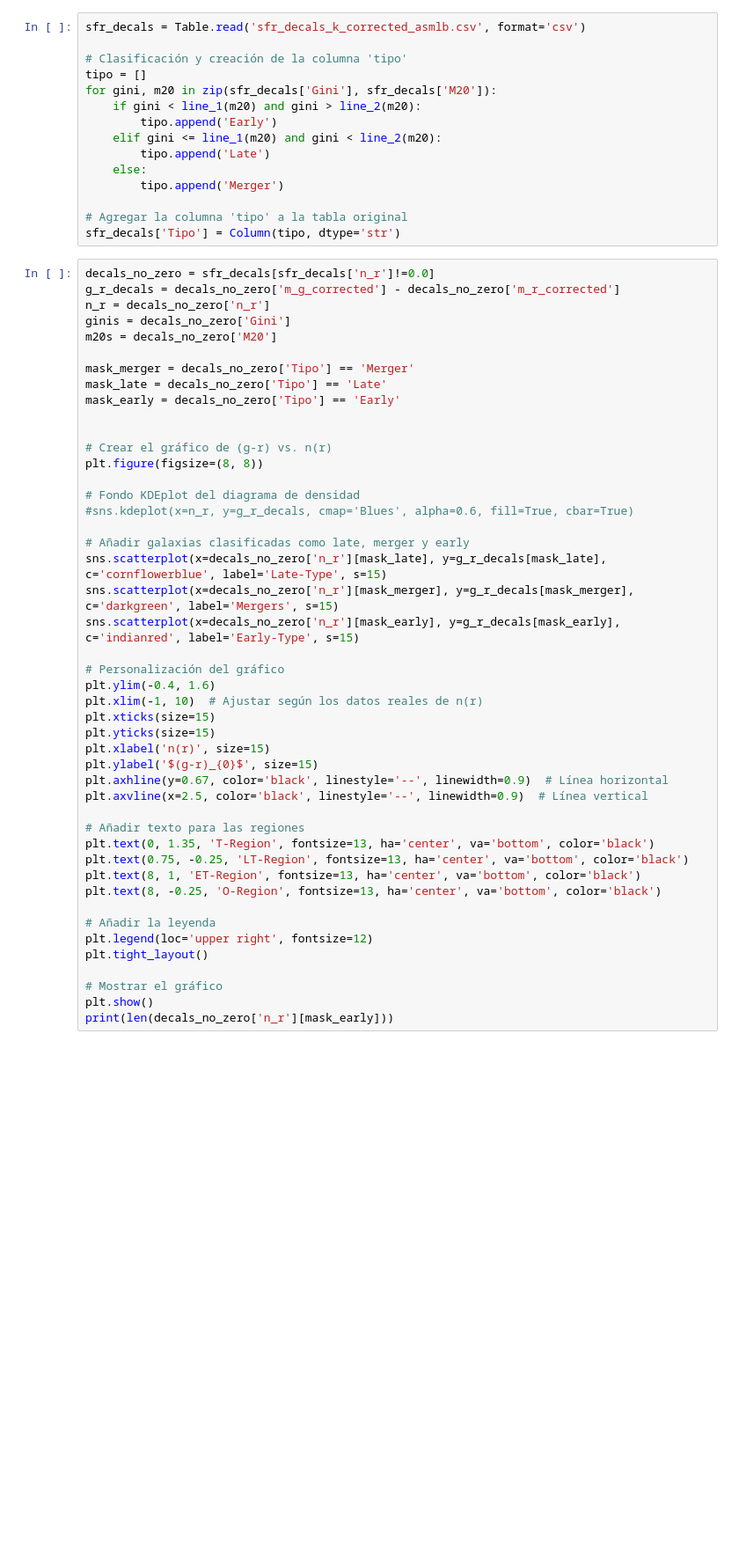
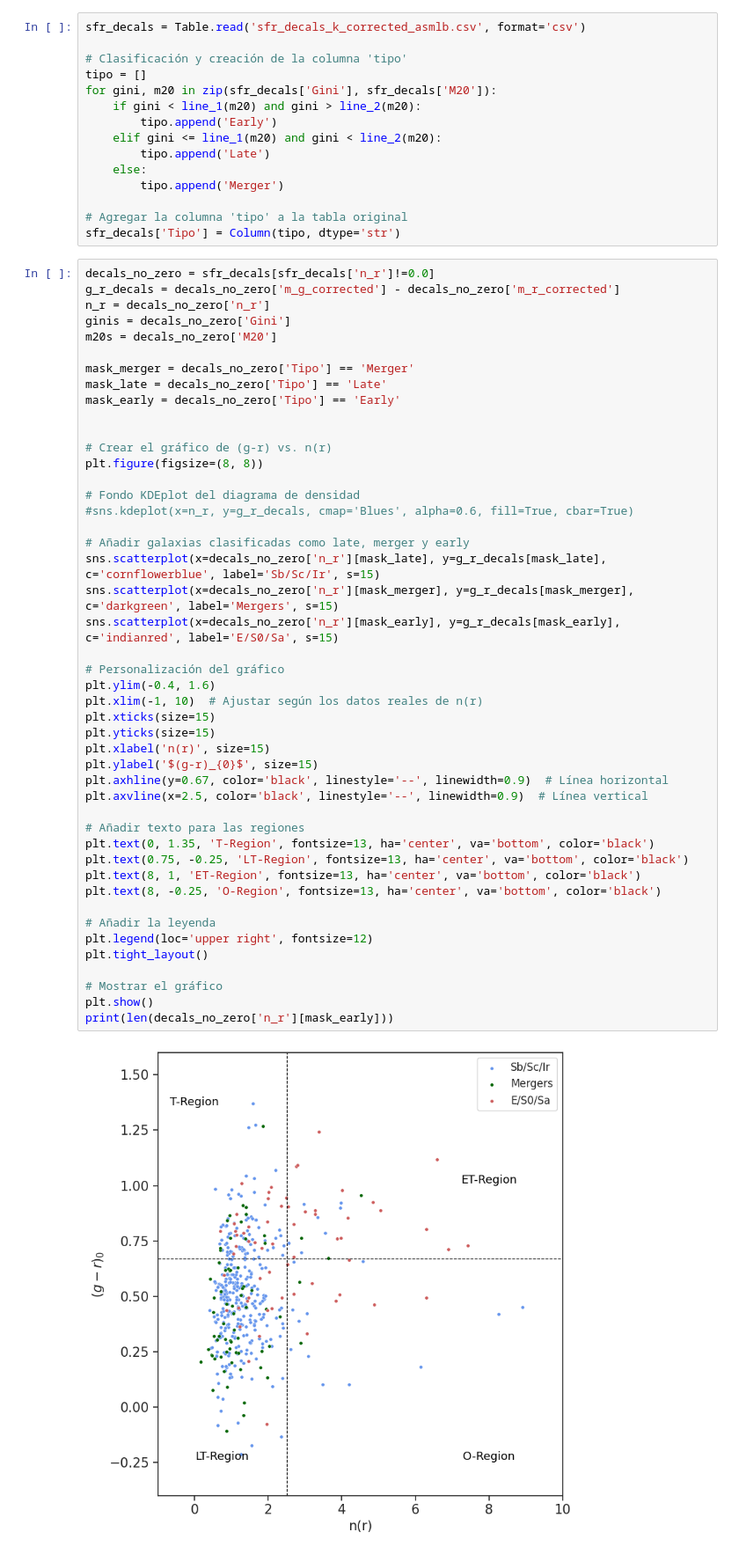
Before and after one commit to Siortiz/Astromorphlib-SFCGs, a Jupyter notebook: Astromorphlib_SFCGs.ipynb, the cells around one changed output. Shown at 88% size. Saved outputs shown, nothing was run; the diff lists cells and outputs as text; blank space fills up the shorter version.

```diff
--- a/Astromorphlib_SFCGs.ipynb
+++ b/Astromorphlib_SFCGs.ipynb
@@ -732,32 +816,34 @@ plt.figure(figsize=(8, 8))
 
 # Fondo KDEplot del diagrama de densidad
 #sns.kdeplot(x=n_r, y=g_r_decals, cmap='Blues', alpha=0.6, fill=True, cbar=True)
 
 # Añadir galaxias clasificadas como late, merger y early
-sns.scatterplot(x=decals_no_zero['n_r'][mask_late], y=g_r_decals[mask_late], c='cornflowerblue', label='Late-Type', s=15)
+sns.scatterplot(x=decals_no_zero['n_r'][mask_late], y=g_r_decals[mask_late], c='cornflowerblue', label='Sb/Sc/Ir', s=15)
 sns.scatterplot(x=decals_no_zero['n_r'][mask_merger], y=g_r_decals[mask_merger], c='darkgreen', label='Mergers', s=15)
-sns.scatterplot(x=decals_no_zero['n_r'][mask_early], y=g_r_decals[mask_early], c='indianred', label='Early-Type', s=15)
+sns.scatterplot(x=decals_no_zero['n_r'][mask_early], y=g_r_decals[mask_early], c='indianred', label='E/S0/Sa', s=15)
 
 # Personalización del gráfico
 plt.ylim(-0.4, 1.6)
 plt.xlim(-1, 10)  # Ajustar según los datos reales de n(r)
 plt.xticks(size=15)
 plt.yticks(size=15)
 plt.xlabel('n(r)', size=15)
 plt.ylabel('$(g-r)_{0}$', size=15)
 plt.axhline(y=0.67, color='black', linestyle='--', linewidth=0.9)  # Línea horizontal
 plt.axvline(x=2.5, color='black', linestyle='--', linewidth=0.9)  # Línea vertical
 
 # Añadir texto para las regiones
 plt.text(0, 1.35, 'T-Region', fontsize=13, ha='center', va='bottom', color='black')
 plt.text(0.75, -0.25, 'LT-Region', fontsize=13, ha='center', va='bottom', color='black')
 plt.text(8, 1, 'ET-Region', fontsize=13, ha='center', va='bottom', color='black')
 plt.text(8, -0.25, 'O-Region', fontsize=13, ha='center', va='bottom', color='black')
 
 # Añadir la leyenda
 plt.legend(loc='upper right', fontsize=12)
 plt.tight_layout()
 
 # Mostrar el gráfico
 plt.show()
 print(len(decals_no_zero['n_r'][mask_early]))
+# %% [output]
+[figure, added]
```
Also changed, not shown: parts of 37 cells of this notebook, 1 other file.
